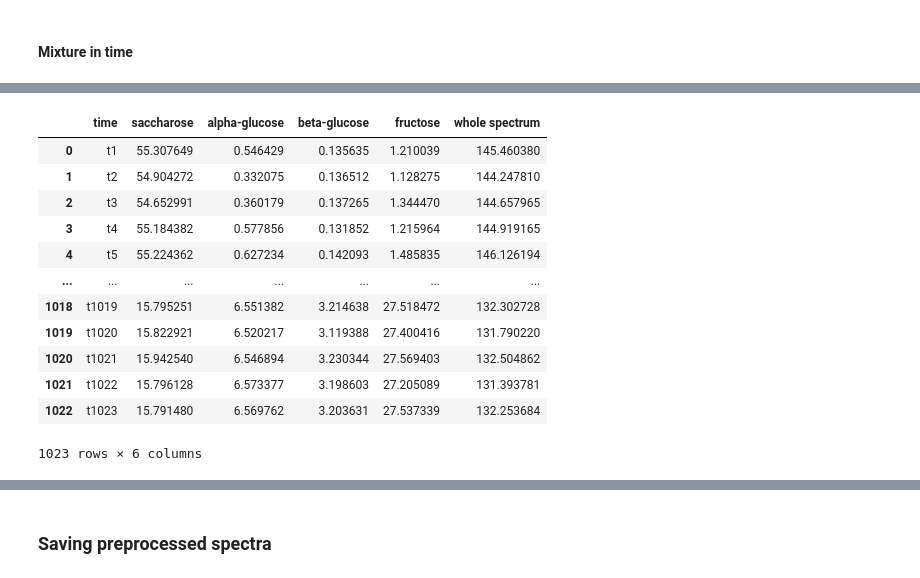
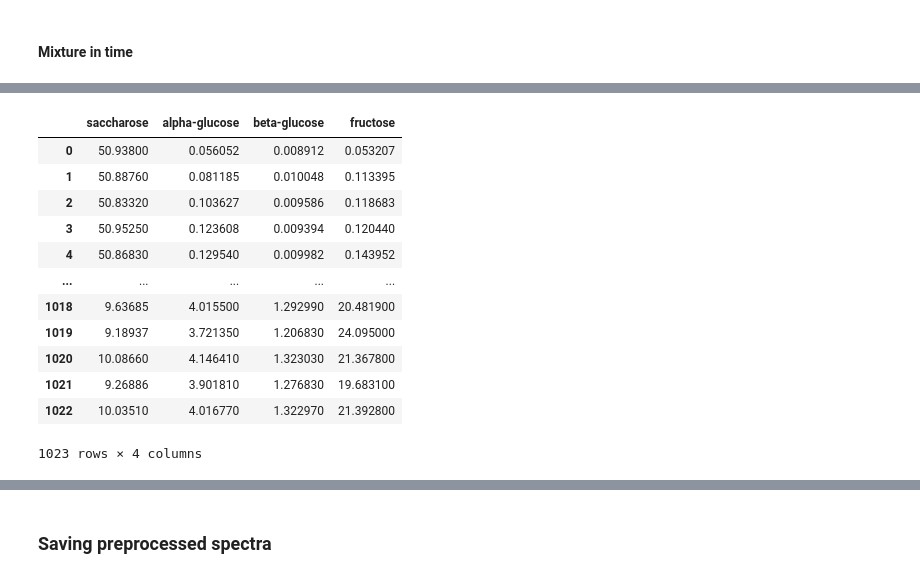
Before and after one commit to BDomzal/magnetstein_x_chemical_reactions, a Jupyter notebook: notebooks/preprocessing/integrals_saccharose_hydrolysis_preprocessing.ipynb, the cells around one changed output, grey strips where cells are left out. Cells and saved outputs as stored; diff of their text form; code cells hidden in the pictures.

```diff
--- a/notebooks/preprocessing/integrals_saccharose_hydrolysis_preprocessing.ipynb
+++ b/notebooks/preprocessing/integrals_saccharose_hydrolysis_preprocessing.ipynb
@@ -17,7 +17,7 @@ import pickle
 # %%
 experiment_name = 'Saccharose hydrolysis'
 # %%
-integrals_path = '../../mnova_integrals/sacharoza_calki_raw.csv'
+integrals_path = '../../mnova_integrals/calki_better_baseline.csv'
 
 reagents_names = ['saccharose', 'alpha-glucose','beta-glucose', 'fructose']
 
@@ -27,6 +27,6 @@ output_path = '../../mnova_integrals/'
 # %% [markdown]
 #### Mixture in time
 # %%
-integrals = pd.read_csv(integrals_path, sep = integrals_separator).iloc[:,:-1]
+integrals = pd.read_csv(integrals_path, sep = integrals_separator).iloc[:,[1,3,5,7]]
 integrals.fillna(0., inplace=True)
-integrals.columns = ['ppm'] + ['t' + str(nb) for nb in range(1, integrals.shape[1])]
+integrals.columns = ['saccharose', 'alpha-glucose', 'beta-glucose', 'fructose']
@@ -72,16 +33,18 @@ final_df['whole spectrum'] = integrals.iloc[:,1:].sum(axis=0).values
+# %%
+integrals[integrals < 0] = 0
 # %%
-final_df
+integrals
 # %% [output]
-|  | time | saccharose | alpha-glucose | beta-glucose | fructose | whole spectrum |
-| 0 | t1 | 55.307649 | 0.546429 | 0.135635 | 1.210039 | 145.460380 |
-| 1 | t2 | 54.904272 | 0.332075 | 0.136512 | 1.128275 | 144.247810 |
-| 2 | t3 | 54.652991 | 0.360179 | 0.137265 | 1.344470 | 144.657965 |
-| 3 | t4 | 55.184382 | 0.577856 | 0.131852 | 1.215964 | 144.919165 |
-| 4 | t5 | 55.224362 | 0.627234 | 0.142093 | 1.485835 | 146.126194 |
-| ... | ... | ... | ... | ... | ... | ... |
-| 1018 | t1019 | 15.795251 | 6.551382 | 3.214638 | 27.518472 | 132.302728 |
-| 1019 | t1020 | 15.822921 | 6.520217 | 3.119388 | 27.400416 | 131.790220 |
-| 1020 | t1021 | 15.942540 | 6.546894 | 3.230344 | 27.569403 | 132.504862 |
-| 1021 | t1022 | 15.796128 | 6.573377 | 3.198603 | 27.205089 | 131.393781 |
-| 1022 | t1023 | 15.791480 | 6.569762 | 3.203631 | 27.537339 | 132.253684 |
+|  | saccharose | alpha-glucose | beta-glucose | fructose |
+| 0 | 50.93800 | 0.056052 | 0.008912 | 0.053207 |
+| 1 | 50.88760 | 0.081185 | 0.010048 | 0.113395 |
+| 2 | 50.83320 | 0.103627 | 0.009586 | 0.118683 |
+| 3 | 50.95250 | 0.123608 | 0.009394 | 0.120440 |
+| 4 | 50.86830 | 0.129540 | 0.009982 | 0.143952 |
+| ... | ... | ... | ... | ... |
+| 1018 | 9.63685 | 4.015500 | 1.292990 | 20.481900 |
+| 1019 | 9.18937 | 3.721350 | 1.206830 | 24.095000 |
+| 1020 | 10.08660 | 4.146410 | 1.323030 | 21.367800 |
+| 1021 | 9.26886 | 3.901810 | 1.276830 | 19.683100 |
+| 1022 | 10.03510 | 4.016770 | 1.322970 | 21.392800 |
-1023 rows × 6 columns
+1023 rows × 4 columns
```
Also changed, not shown: parts of 7 cells of this notebook, 13 other files.
